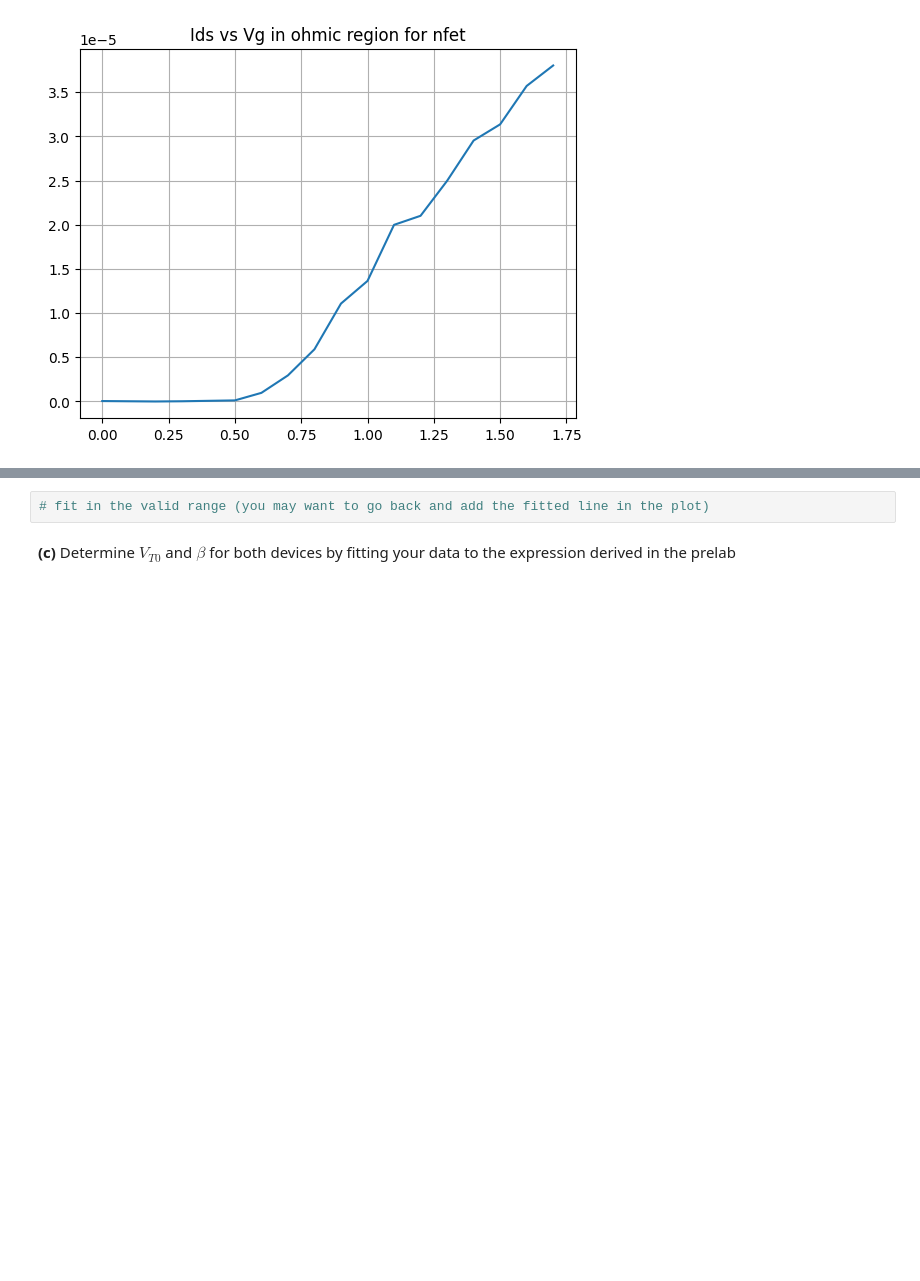
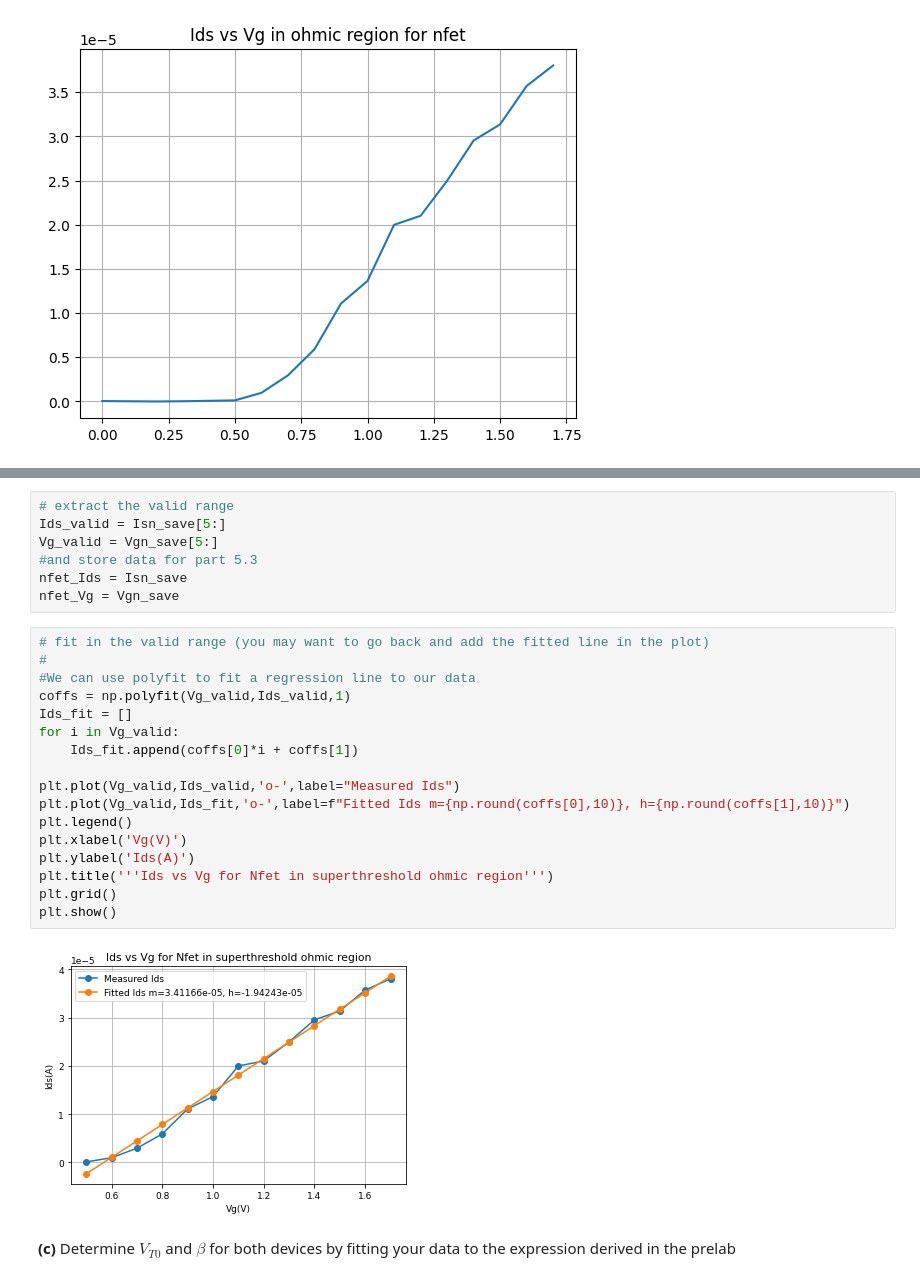
Before and after one commit to daggermaster3000/NE1, a Jupyter notebook: TP3/2022_Lab3_AboveThr_GroupNumber_FirstName_LastName.ipynb, the cells around one changed output, grey strips where cells are left out. Drawn from its saved outputs; the diff is of its cells as text; blank space fills up the shorter version.

```diff
--- a/TP3/2022_Lab3_AboveThr_GroupNumber_FirstName_LastName.ipynb
+++ b/TP3/2022_Lab3_AboveThr_GroupNumber_FirstName_LastName.ipynb
@@ -514,4 +510,28 @@ Error:
-# %%
-# fit in the valid range (you may want to go back and add the fitted line in the plot)
+# %%
+# extract the valid range
+Ids_valid = Isn_save[5:]
+Vg_valid = Vgn_save[5:]
+#and store data for part 5.3
+nfet_Ids = Isn_save
+nfet_Vg = Vgn_save
+# %%
+# fit in the valid range (you may want to go back and add the fitted line in the plot)
+#
+#We can use polyfit to fit a regression line to our data
+coffs = np.polyfit(Vg_valid,Ids_valid,1)
+Ids_fit = []
+for i in Vg_valid:
+    Ids_fit.append(coffs[0]*i + coffs[1])
+
+plt.plot(Vg_valid,Ids_valid,'o-',label="Measured Ids")
+plt.plot(Vg_valid,Ids_fit,'o-',label=f"Fitted Ids m={np.round(coffs[0],10)}, h={np.round(coffs[1],10)}")
+plt.legend()
+plt.xlabel('Vg(V)')
+plt.ylabel('Ids(A)')
+plt.title('''Ids vs Vg for Nfet in superthreshold ohmic region''')
+plt.grid()
+plt.show()
+# %% [output]
+[figure, added]
 # %% [markdown]
 **(c)** Determine $V_{T0}$ and $\beta$ for both devices by fitting your data to the expression derived in the prelab
```
Also changed, not shown: parts of 44 cells of this notebook.
